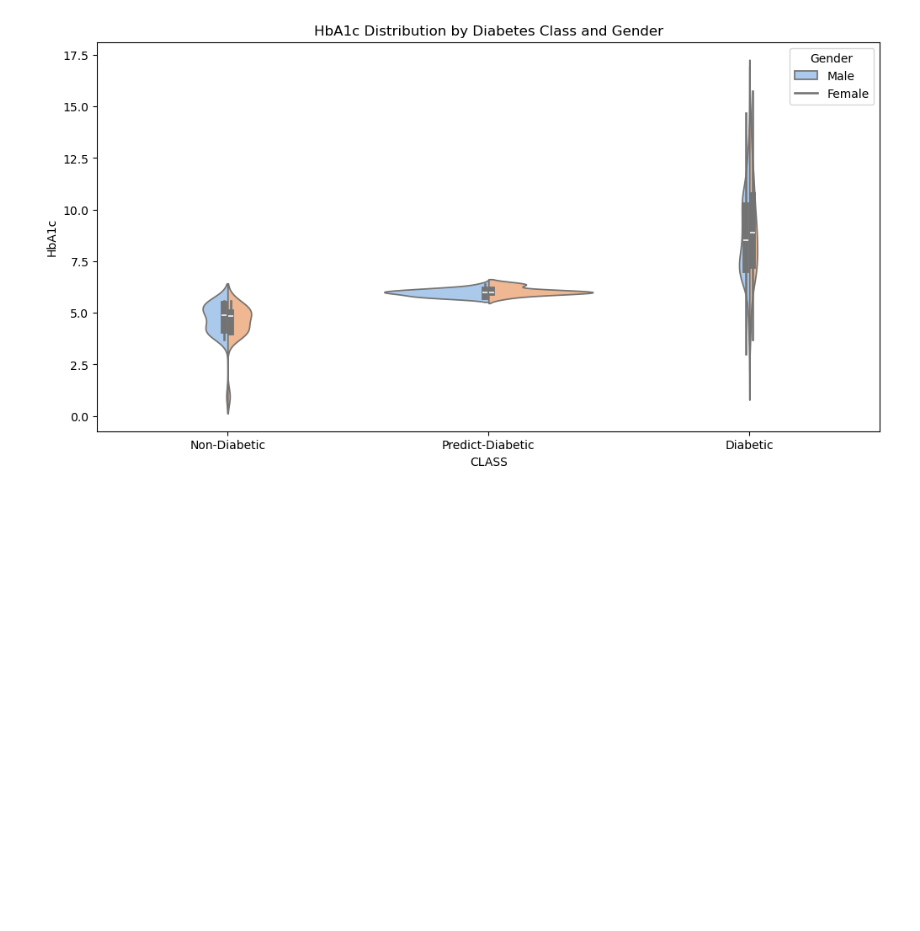
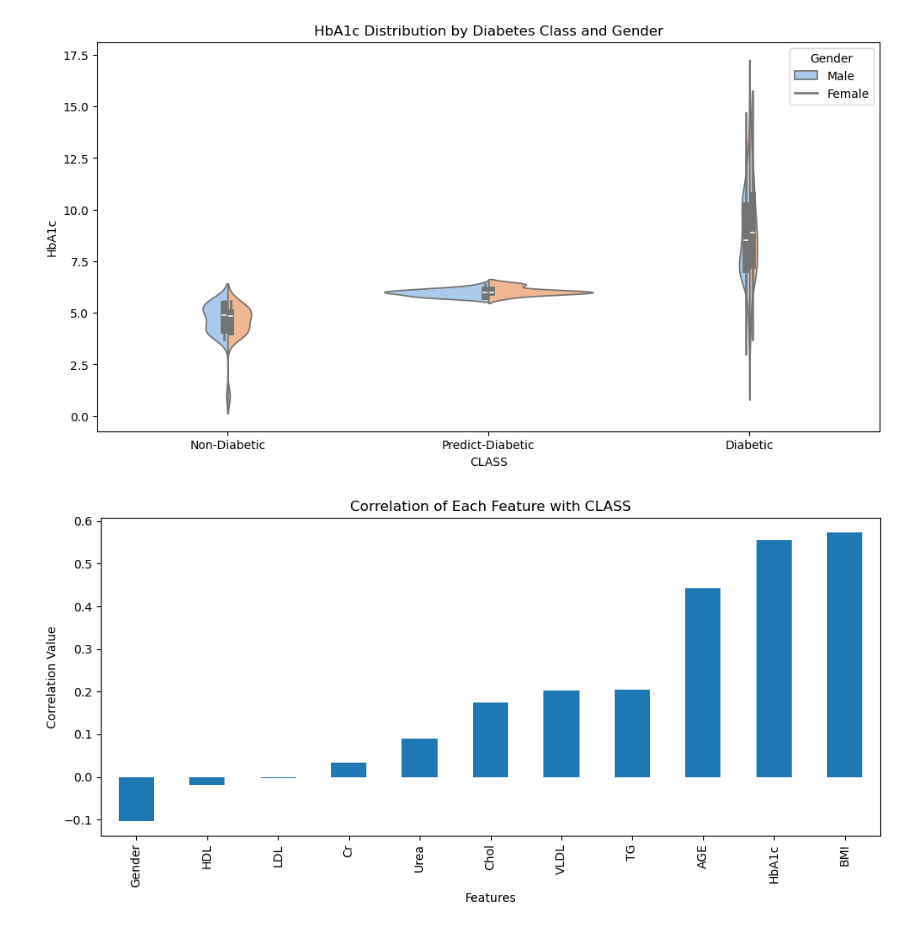
Before and after one commit to abdelrhmanaj/Data_Mining_Project, a Jupyter notebook: Phase_1.ipynb, the cells around one changed output. Cells and saved outputs as stored; diff of their text form; code cells hidden in the pictures; blank space fills up the shorter version.

```diff
--- a/Phase_1.ipynb
+++ b/Phase_1.ipynb
@@ -268,3 +290,15 @@ plt.legend(title='Gender', labels=['Male', 'Female'])
 plt.show()
 # %% [output]
 [figure]
+# %%
+corr_with_class = db.corr()['CLASS'].drop('CLASS').sort_values()
+
+plt.figure(figsize=(10, 5))
+corr_with_class.plot(kind='bar')
+plt.title('Correlation of Each Feature with CLASS')
+plt.ylabel('Correlation Value')
+plt.xlabel('Features')
+plt.tight_layout()
+plt.show()
+# %% [output]
+[figure, added]
```
Also changed, not shown: parts of 6 cells of this notebook, 4 other files.
